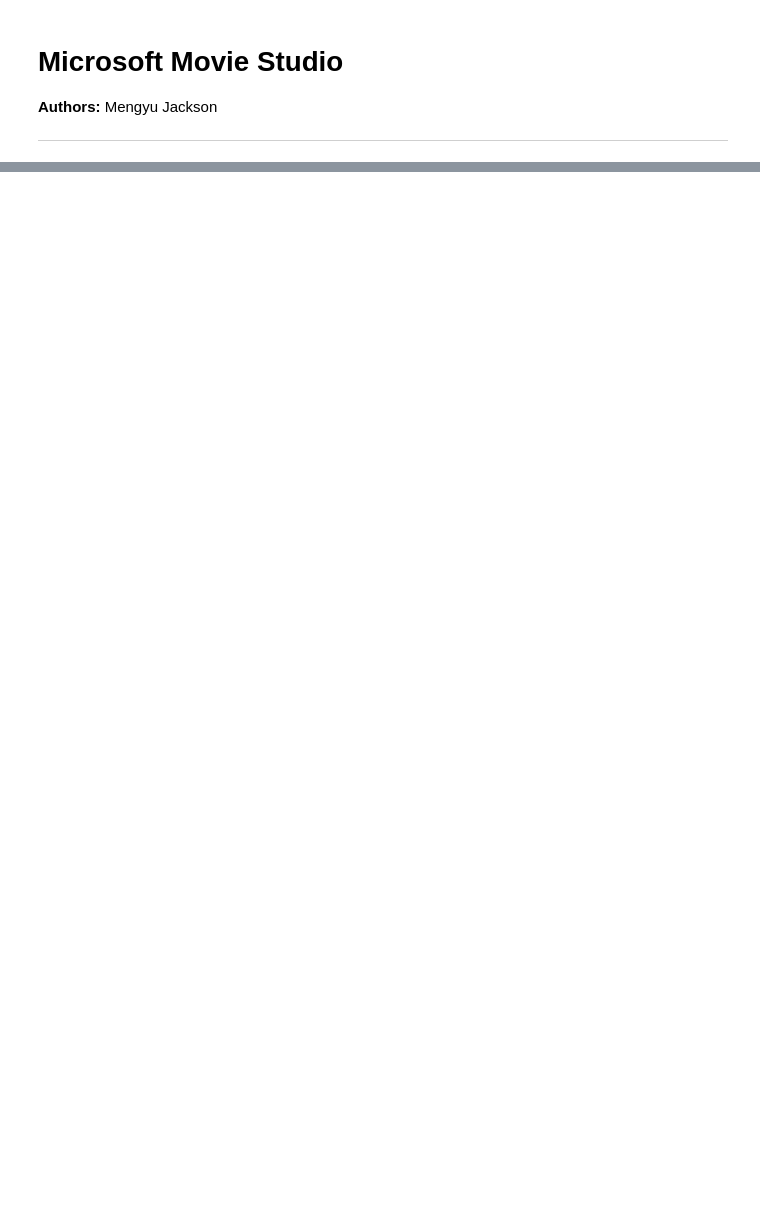
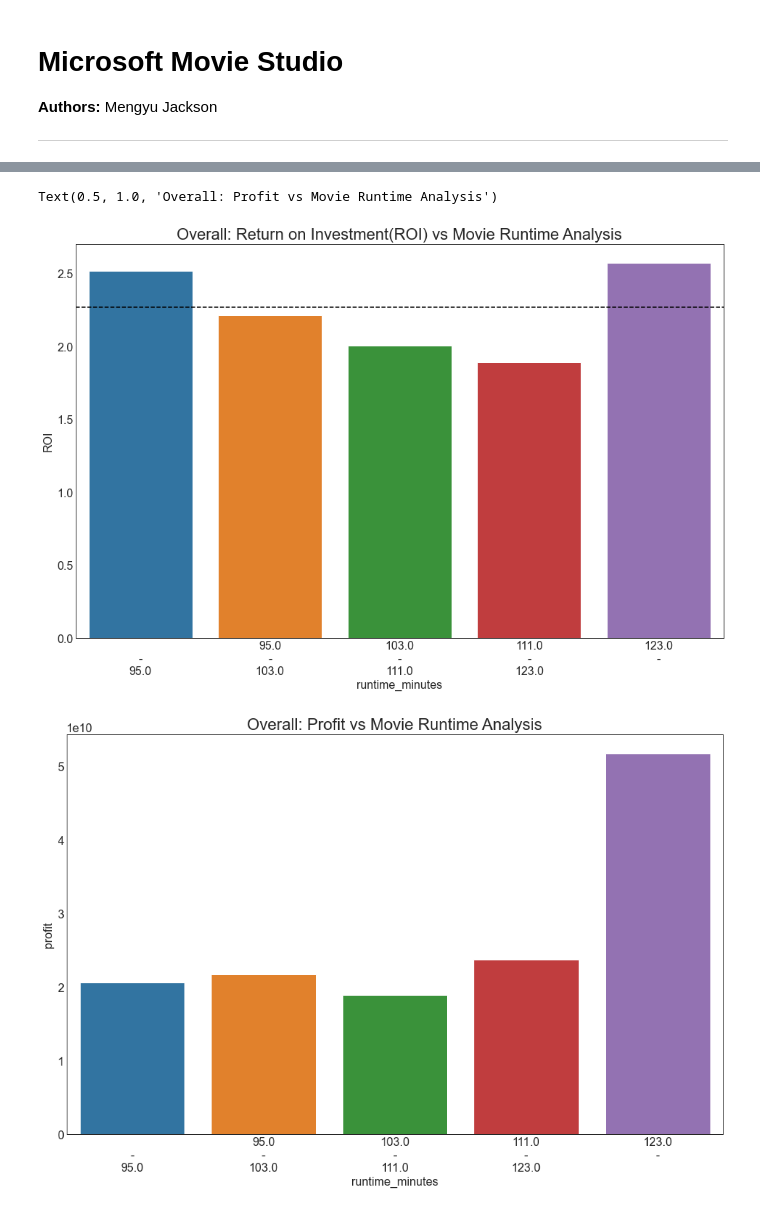
Before and after one commit to mengyujackson121/MicrosoftMovieStudio, a Jupyter notebook: dsc-phase1-project-MengyuJ.ipynb, the cells around one changed output, grey strips where cells are left out. Drawn from its saved outputs; the diff is of its cells as text; code cells hidden in the pictures; blank space fills up the shorter version.

```diff
--- a/dsc-phase1-project-MengyuJ.ipynb
+++ b/dsc-phase1-project-MengyuJ.ipynb
@@ -445,0 +140,11 @@ Questions to consider:
+# %%
+# bin_summary, quantile_cutoffs, ax = viz.column_quantile_analysis(cleaned_data, "runtime_minutes")
+# quantile_cutoffs
+bin_summary, roi_ax, profit_ax = viz.column_quantile_analysis2(cleaned_data, "runtime_minutes")
+roi_ax.set_title("Overall: Return on Investment(ROI) vs Movie Runtime Analysis")
+roi_ax.axhline(viz.calculate_average_roi(cleaned_data), ls='--', color ='black')
+profit_ax.set_title("Overall: Profit vs Movie Runtime Analysis")
+# %% [output]
+Text(0.5, 1.0, 'Overall: Profit vs Movie Runtime Analysis')
+[figure, added]
+[figure, added]
```
Also changed, not shown: parts of 62 cells of this notebook, 10 other files.
